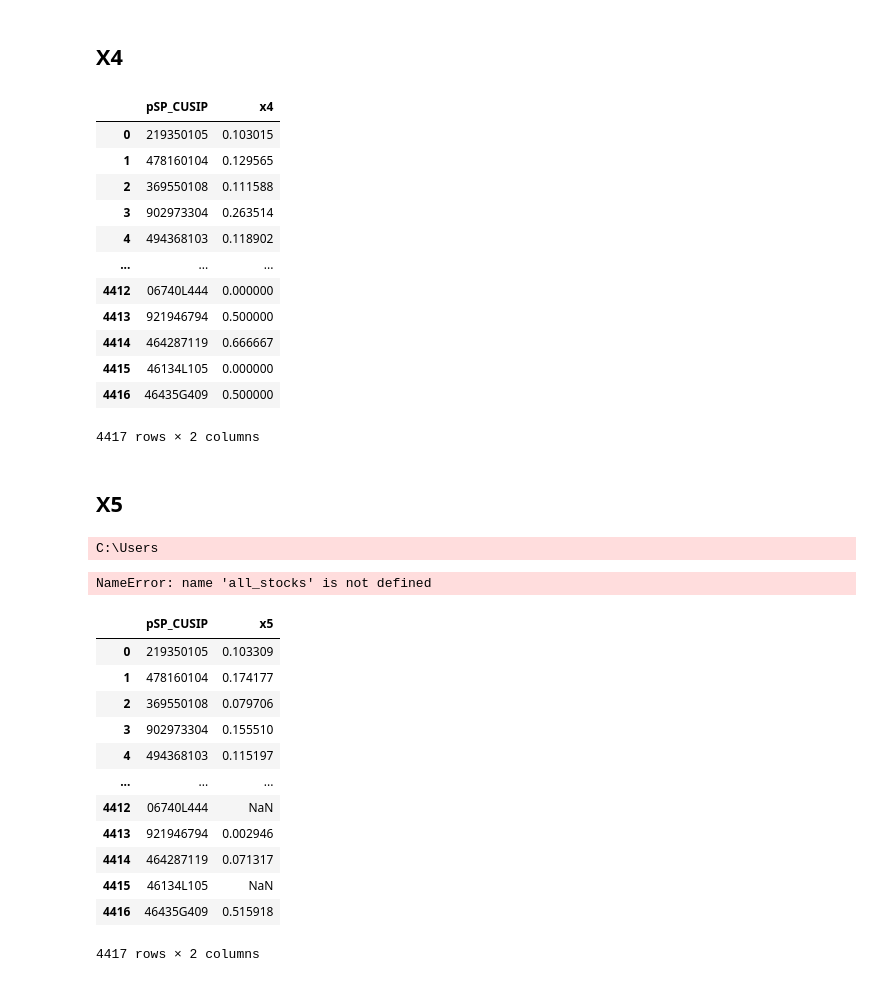
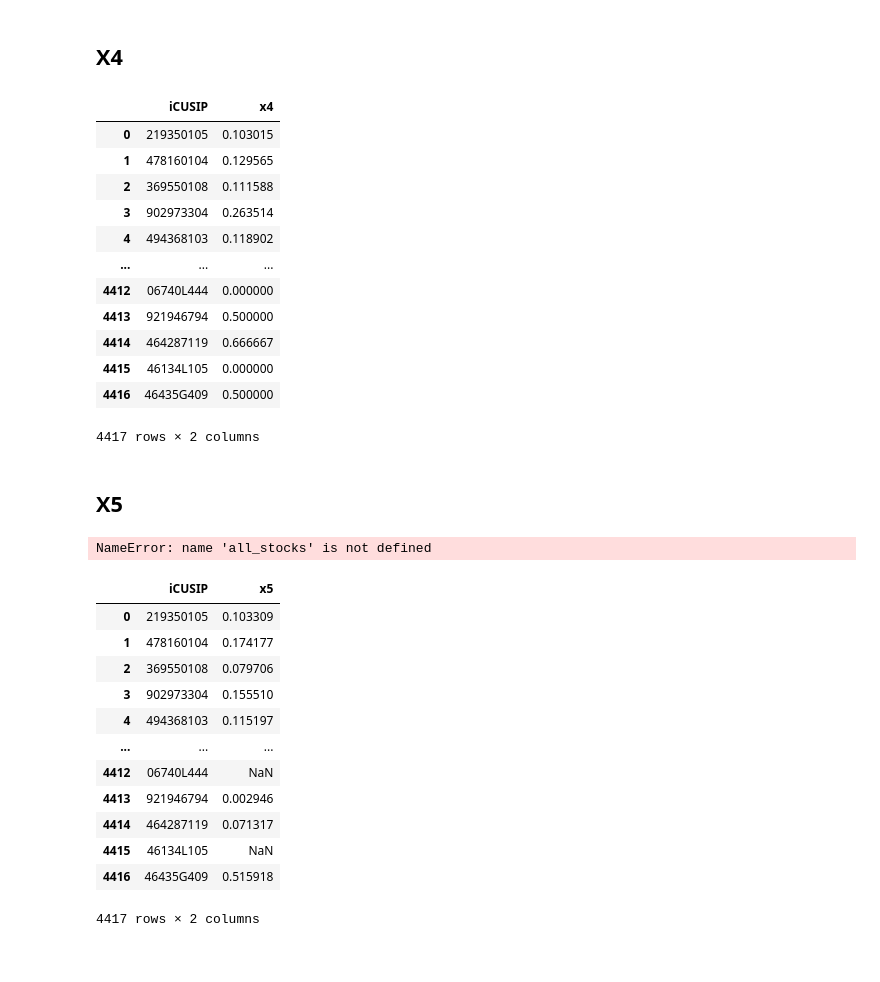
Before and after one commit to jingde-wan/rebalanced-portfolio, a Jupyter notebook: scripts/x45.ipynb, the cells around one changed output. Drawn from its saved outputs; the diff is of its cells as text; code cells hidden in the pictures.

```diff
--- a/scripts/x45.ipynb
+++ b/scripts/x45.ipynb
@@ -83,15 +83,15 @@ fund_prices_FF
 # %%
 x4 = []
 for i in good_subfund_labels.iCUSIP.unique():
     stock_i = good_subfund_labels[good_subfund_labels['iCUSIP'] == i]
     num_good_subfund = len(stock_i[stock_i['good_subfund_sector'] == 1])
     num_subfund = len(stock_i)
     per_good_subfund = num_good_subfund / num_subfund
     x4.append(per_good_subfund)
-df_X4 = pd.DataFrame({"pSP_CUSIP": good_subfund_labels.iCUSIP.unique(), "x4": x4})
+df_X4 = pd.DataFrame({"iCUSIP": good_subfund_labels.iCUSIP.unique(), "x4": x4})
 df_X4
 # %% [output]
-|  | pSP_CUSIP | x4 |
+|  | iCUSIP | x4 |
 | 0 | 219350105 | 0.103015 |
 | 1 | 478160104 | 0.129565 |
 | 2 | 369550108 | 0.111588 |
@@ -123,15 +123,14 @@ for i in good_subfund_labels.iCUSIP.unique():
     stock_i_portfolio_weights = np.array(portfolio_weights).mean()
     x5.append(stock_i_portfolio_weights)
 
-df_X5 = pd.DataFrame({"pSP_CUSIP": all_stocks, "x5": x5})
+df_X5 = pd.DataFrame({"iCUSIP": all_stocks, "x5": x5})
 # %% [output]
-C:\Users
+NameError: name 'all_stocks' is not defined
-NameError: name 'all_stocks' is not defined
 # %%
-df_X5 = pd.DataFrame({"pSP_CUSIP": good_subfund_labels.iCUSIP.unique(), "x5": x5})
+df_X5 = pd.DataFrame({"iCUSIP": good_subfund_labels.iCUSIP.unique(), "x5": x5})
 df_X5
 # %% [output]
-|  | pSP_CUSIP | x5 |
+|  | iCUSIP | x5 |
 | 0 | 219350105 | 0.103309 |
 | 1 | 478160104 | 0.174177 |
 | 2 | 369550108 | 0.079706 |
```
Also changed, not shown: parts of 5 cells of this notebook.
